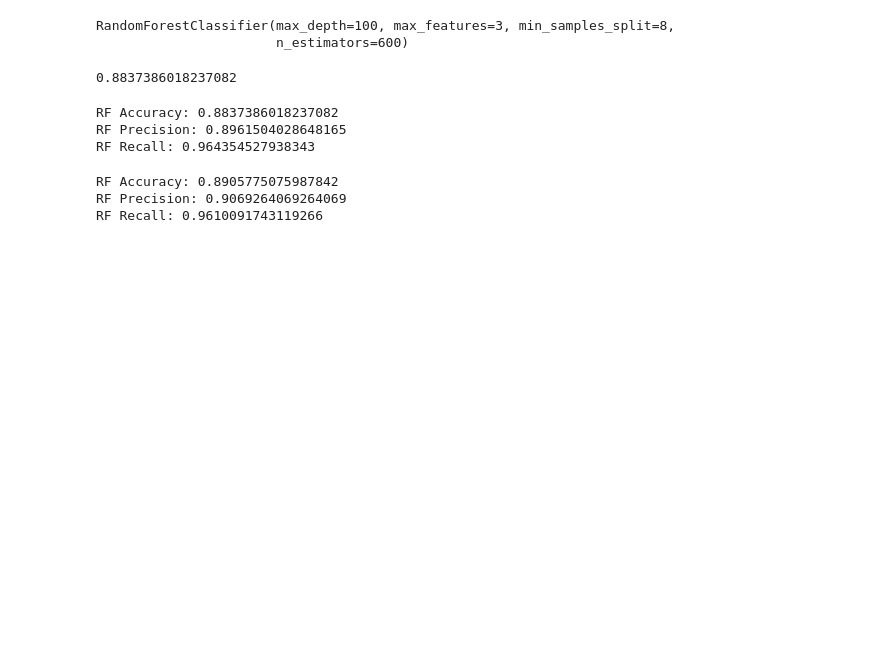
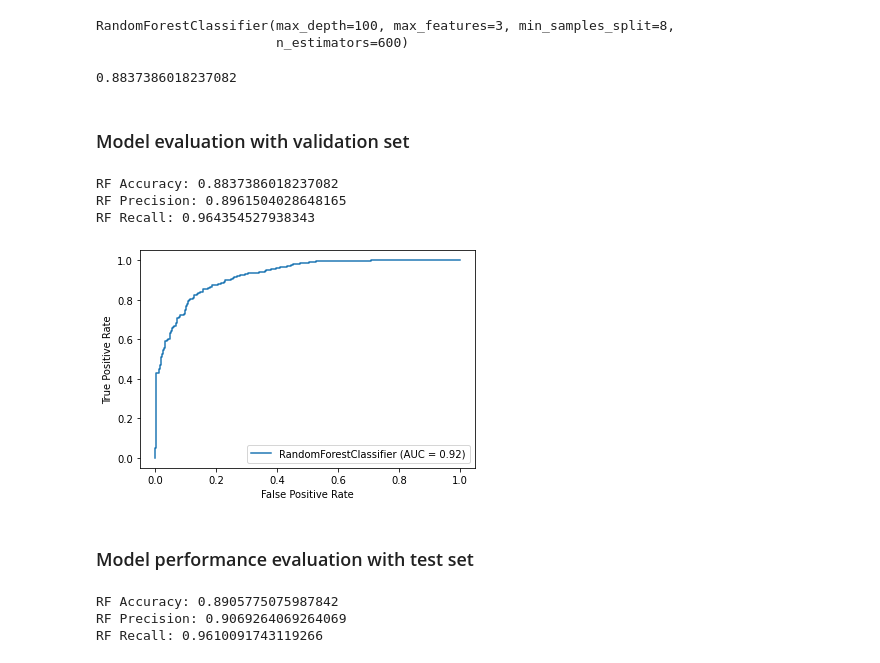
Before and after one commit to szabeenglobal/Classification-of-PM2.5-concentration-using-machine-learning-approach, a Jupyter notebook: Predicting_PM2.5_using_classification_approach.ipynb, the cells around one changed output. Drawn from its saved outputs; the diff is of its cells as text; code cells hidden in the pictures; blank space fills up the shorter version.

```diff
--- a/Predicting_PM2.5_using_classification_approach.ipynb
+++ b/Predicting_PM2.5_using_classification_approach.ipynb
@@ -324,4 +345,6 @@ grid_score = best_grid.score( X_validation, y_validation)
 grid_score
 # %% [output]
 0.8837386018237082
+# %% [markdown]
+### Model evaluation with validation set
 # %%
@@ -334,8 +358,14 @@ print("RF Recall:",metrics.recall_score(y_validation, y_pred_val))
 RF Accuracy: 0.8837386018237082
 RF Precision: 0.8961504028648165
 RF Recall: 0.964354527938343
+# %%
+rf_disp_val = metrics.plot_roc_curve(best_grid, X_validation, y_validation)
+# %% [output]
+[figure, added]
 # %%
 y_pred = best_grid.predict(X_test)
+# %% [markdown]
+### Model performance evaluation with test set
 # %%
 print("RF Accuracy:",metrics.accuracy_score(y_test, y_pred))
 
```
Also changed, not shown: parts of 9 cells of this notebook, 1 other file.
